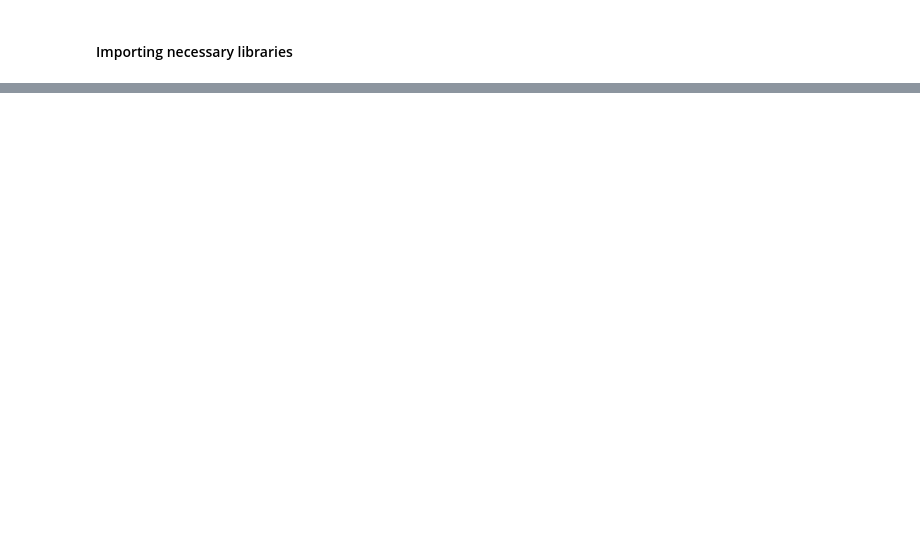
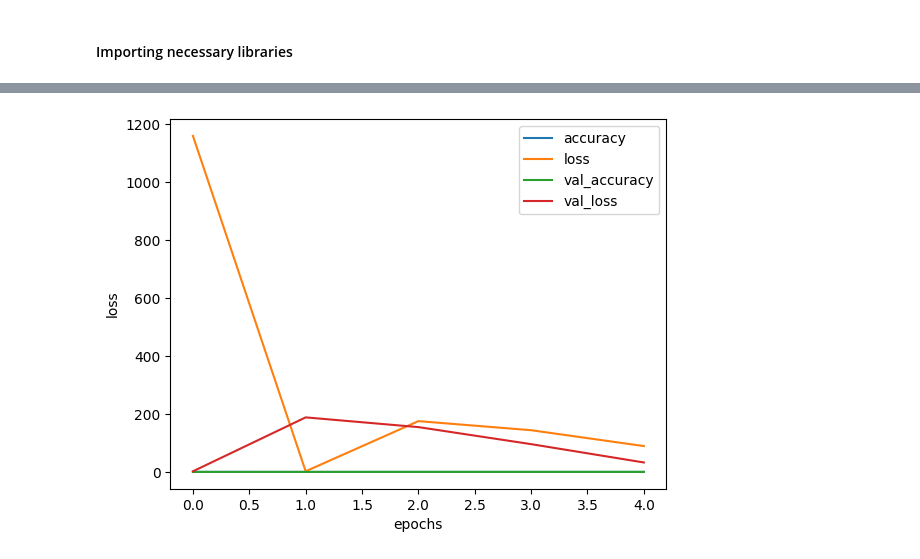
Before and after one commit to Yosef-ft/FraudDetection, a Jupyter notebook: notebooks/Model_training.ipynb, the cells around one changed output, grey strips where cells are left out. Cells and saved outputs as stored; diff of their text form; code cells hidden in the pictures; blank space fills up the shorter version.

```diff
--- a/notebooks/Model_training.ipynb
+++ b/notebooks/Model_training.ipynb
@@ -47,0 +190,11 @@ produce_apples_experiment = client.create_experiment(
+# %%
+model2 = Sequential()
+model2.add(InputLayer(input_shape=(30,))) # fraud 203
+model2.add(Reshape((30, 1)))
+model2.add(Conv1D(filters=64, kernel_size=3, activation='relu'))
+model2.add(MaxPooling1D(pool_size=2))
+model2.add(Flatten())
+model2.add(Dense(8, activation='relu'))
+model2.add(Dense(1, activation='sigmoid'))
+
+model2.summary()
@@ -47,0 +221,13 @@ produce_apples_experiment = client.create_experiment(
+# %%
+model2.compile(
+    loss=BinaryCrossentropy(),
+    optimizer=Adam(learning_rate=0.01),
+    metrics=[Accuracy(), Precision(), Recall(), F1Score()]
+)
+# %%
+callback = EarlyStopping(monitor='val_accuracy', patience= 3)
+mlflow.set_experiment("creditCard_Models")
+mlflow.tensorflow.autolog()
+with mlflow.start_run(run_name='Fraud_cnn'):
+    history2 = model2.fit(X_train_creditCard[:100], y_train_creditCard[:100], validation_data=(X_val_creditCard[:100], y_val_creditCard[:100]),
+                    epochs=50, callbacks=[cp, callback], batch_size = 128, verbose=1)
@@ -47,0 +259,6 @@ produce_apples_experiment = client.create_experiment(
+# %%
+pd.DataFrame(history2.history).plot()
+plt.ylabel("loss")
+plt.xlabel("epochs");
+# %% [output]
+[figure, added]
```
Also changed, not shown: parts of 27 cells of this notebook.
